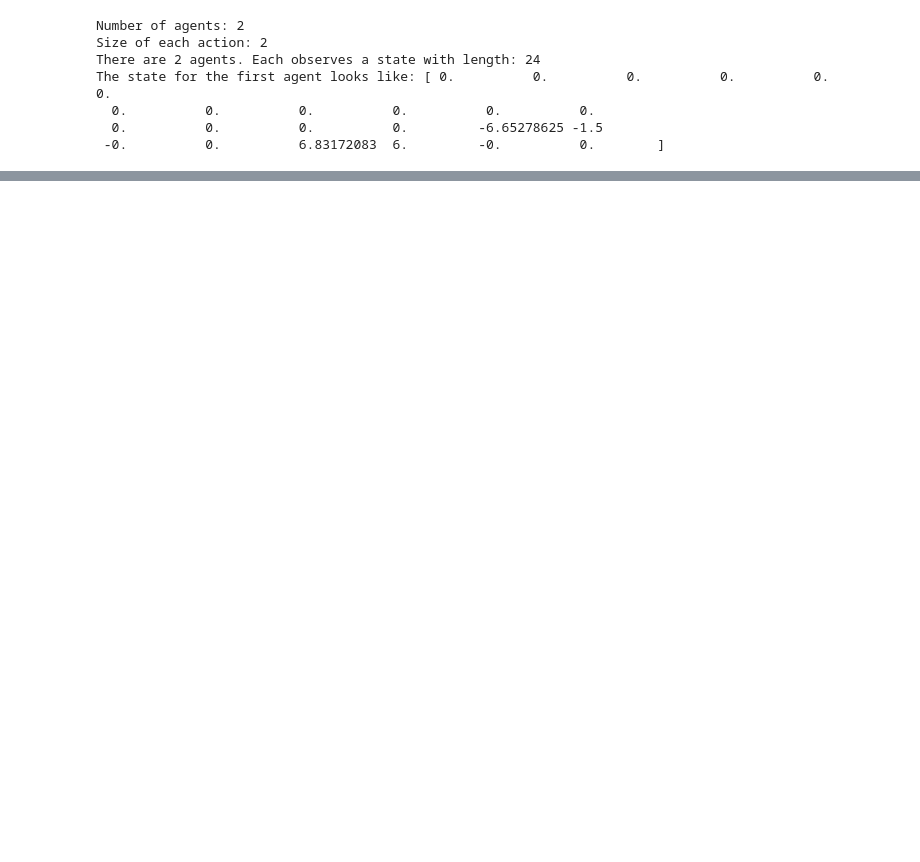
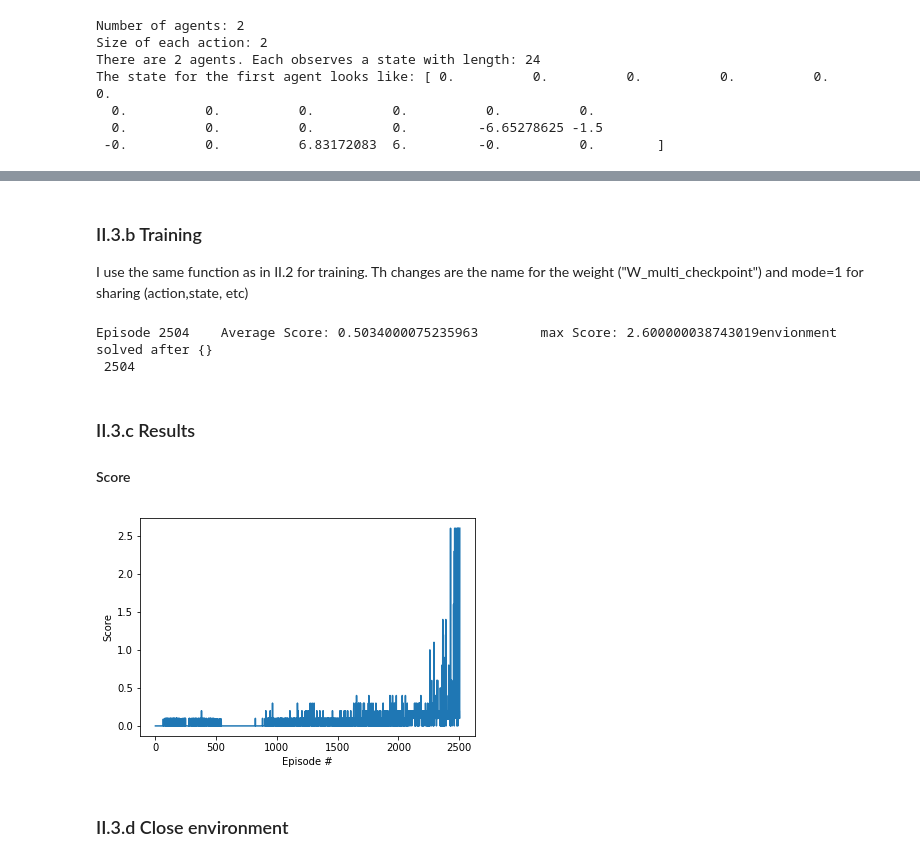
Before and after one commit to AI2Rgross/p3_collab-compet, a Jupyter notebook: Tennis-train-ddpg.ipynb, the cells around one changed output, grey strips where cells are left out. Saved outputs shown, nothing was run; the diff lists cells and outputs as text; code cells hidden in the pictures; blank space fills up the shorter version.

```diff
--- a/Tennis-train-ddpg.ipynb
+++ b/Tennis-train-ddpg.ipynb
@@ -364,0 +282,6 @@ env.close()
+# %%
+# Load environment
+env,brain_name,num_agents,action_size,state_size = Load_environment(file_name,train_mode=True)
+
+# Define agents
+agent = [ Agent(state_size=state_size, action_size=action_size, random_seed=10) for i in range(num_agents)]
@@ -364,0 +305,21 @@ env.close()
+# %% [markdown]
+### II.3.b Training
+I use the same function as in II.2 for training. Th changes are the name for the weight ("W_multi_checkpoint") and mode=1 for sharing (action,state, etc)
+# %%
+weight_name="'W_multi_checkpoint"
+scores = multi_ddpg(env, state_size, action_size,\
+                    brain_name,num_agents,agent,\
+                    n_episodes=5000, max_t=100000,\
+                    weight_name="checkpoint",rate=0.9999,mode=1)
+# %% [output]
+Episode 2504    Average Score: 0.5034000075235963        max Score: 2.600000038743019envionment solved after {}
+ 2504
+# %% [markdown]
+### II.3.c Results
+#### Score
+# %%
+plot_score(scores)
+# %% [output]
+[figure, added]
+# %% [markdown]
+###  II.3.d Close environment
```
Also changed, not shown: parts of 102 cells of this notebook, 30 other files.
